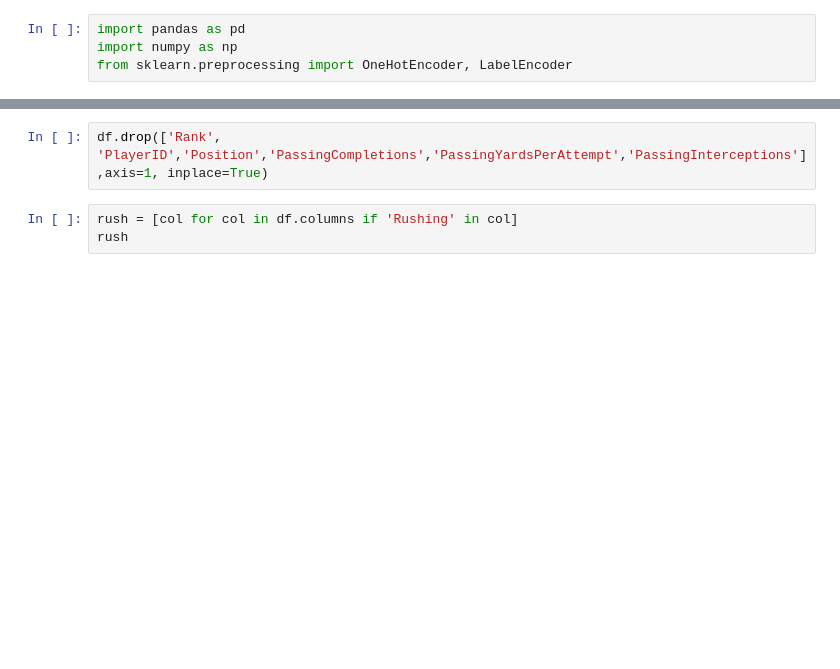
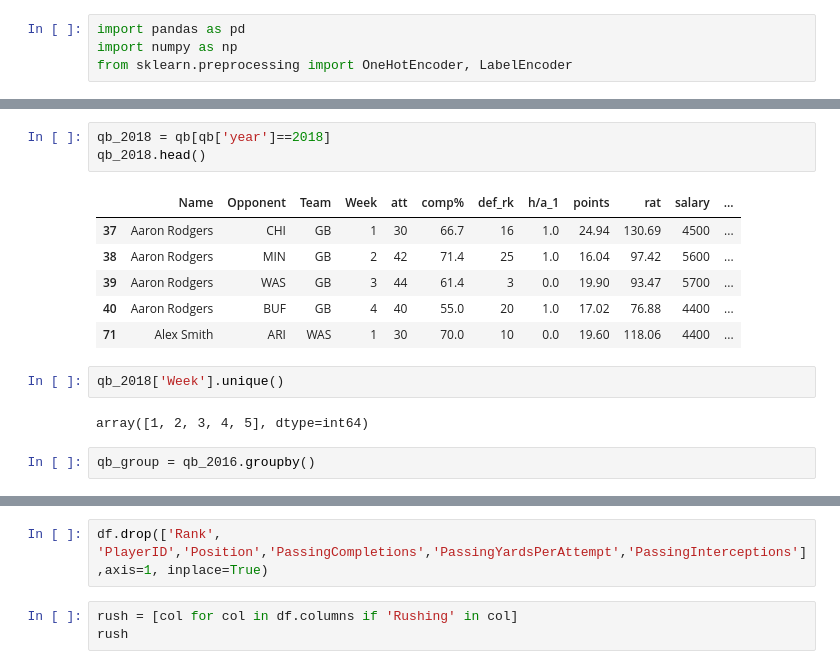
Before and after one commit to bobbdyai73/draftkings, a Jupyter notebook: feature_engineering.ipynb, the cells around one changed output, grey strips where cells are left out. Drawn from its saved outputs; the diff is of its cells as text; blank space fills up the shorter version.

```diff
--- a/feature_engineering.ipynb
+++ b/feature_engineering.ipynb
@@ -26,0 +67,16 @@ week13_sal.head()
+# %%
+qb_2018 = qb[qb['year']==2018]
+qb_2018.head()
+# %% [output]
+|  | Name | Opponent | Team | Week | att | comp% | def_rk | h/a_1 | points | rat | salary | ... |
+| 37 | Aaron Rodgers | CHI | GB | 1 | 30 | 66.7 | 16 | 1.0 | 24.94 | 130.69 | 4500 | ... |
+| 38 | Aaron Rodgers | MIN | GB | 2 | 42 | 71.4 | 25 | 1.0 | 16.04 | 97.42 | 5600 | ... |
+| 39 | Aaron Rodgers | WAS | GB | 3 | 44 | 61.4 | 3 | 0.0 | 19.90 | 93.47 | 5700 | ... |
+| 40 | Aaron Rodgers | BUF | GB | 4 | 40 | 55.0 | 20 | 1.0 | 17.02 | 76.88 | 4400 | ... |
+| 71 | Alex Smith | ARI | WAS | 1 | 30 | 70.0 | 10 | 0.0 | 19.60 | 118.06 | 4400 | ... |
+# %%
+qb_2018['Week'].unique()
+# %% [output]
+array([1, 2, 3, 4, 5], dtype=int64)
+# %%
+qb_group = qb_2016.groupby()
```
Also changed, not shown: parts of 35 cells of this notebook, 8 other files.
